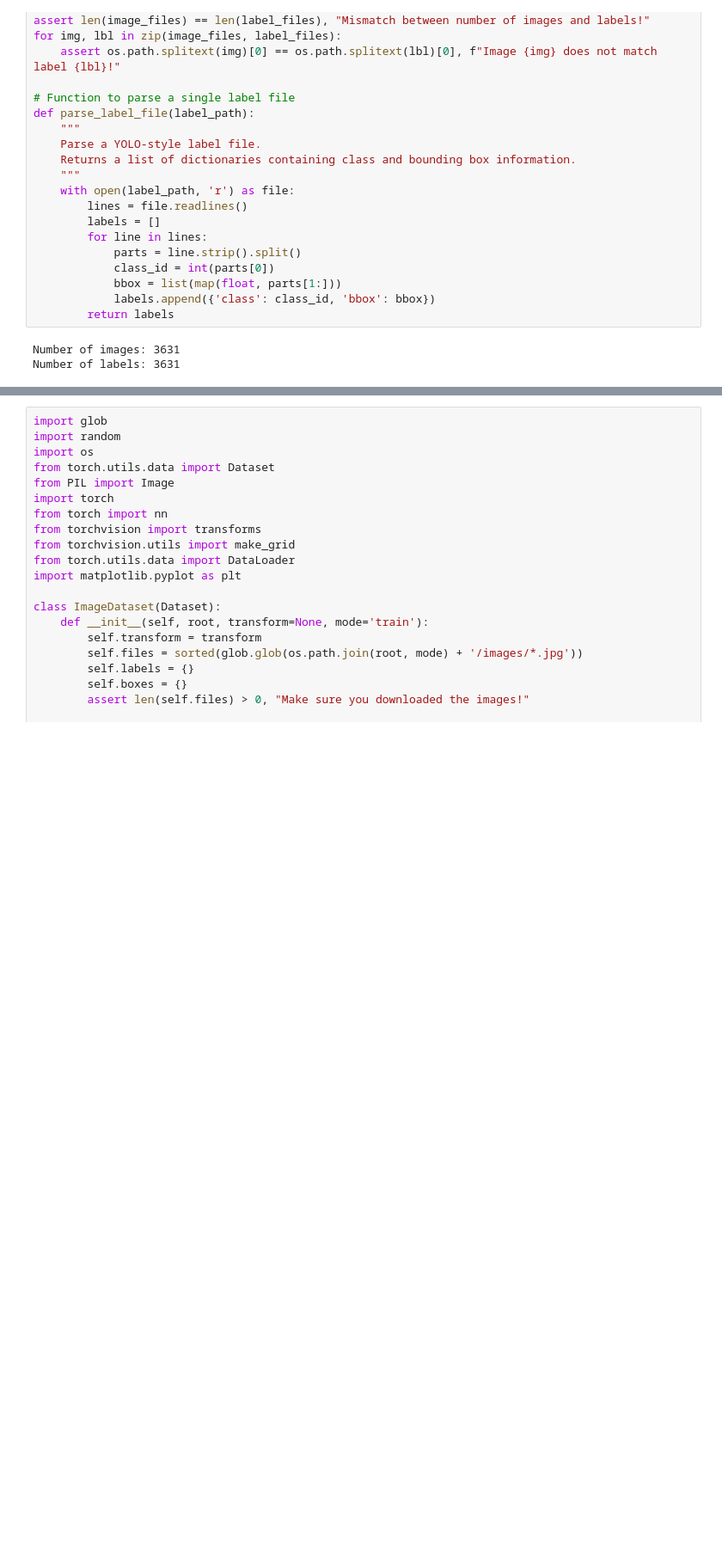
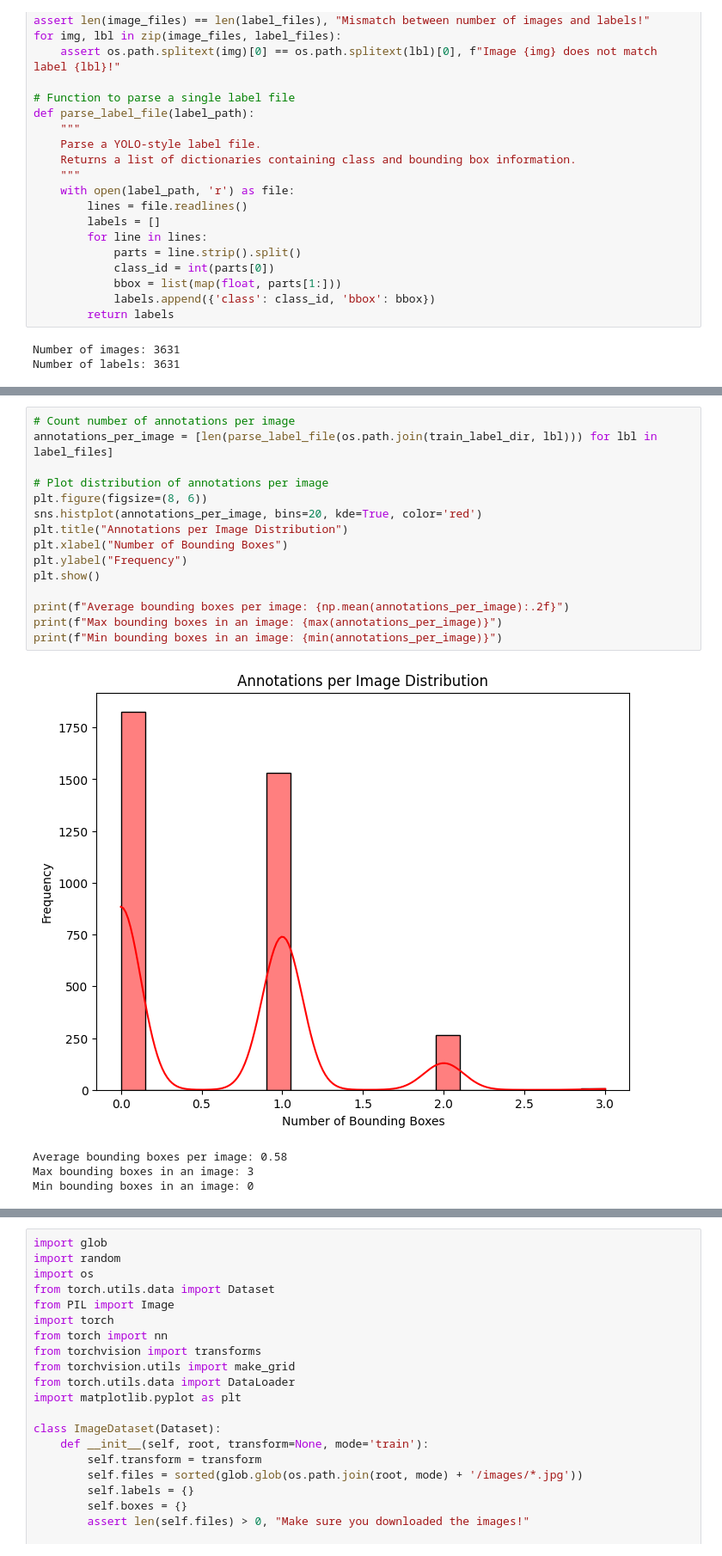
Before and after one commit to anish-dhage/NN-Bone_Fracture-G31, a Jupyter notebook: eda.ipynb, the cells around one changed output, grey strips where cells are left out. Shown at 86% size. Cells and saved outputs as stored; diff of their text form; blank space fills up the shorter version.

```diff
--- a/eda.ipynb
+++ b/eda.ipynb
@@ -95,0 +176,20 @@ plt.show()
+# %%
+# Count number of annotations per image
+annotations_per_image = [len(parse_label_file(os.path.join(train_label_dir, lbl))) for lbl in label_files]
+
+# Plot distribution of annotations per image
+plt.figure(figsize=(8, 6))
+sns.histplot(annotations_per_image, bins=20, kde=True, color='red')
+plt.title("Annotations per Image Distribution")
+plt.xlabel("Number of Bounding Boxes")
+plt.ylabel("Frequency")
+plt.show()
+
+print(f"Average bounding boxes per image: {np.mean(annotations_per_image):.2f}")
+print(f"Max bounding boxes in an image: {max(annotations_per_image)}")
+print(f"Min bounding boxes in an image: {min(annotations_per_image)}")
+# %% [output]
+[figure, added]
+Average bounding boxes per image: 0.58
+Max bounding boxes in an image: 3
+Min bounding boxes in an image: 0
```
Also changed, not shown: parts of 7 cells of this notebook, 1 other file.
